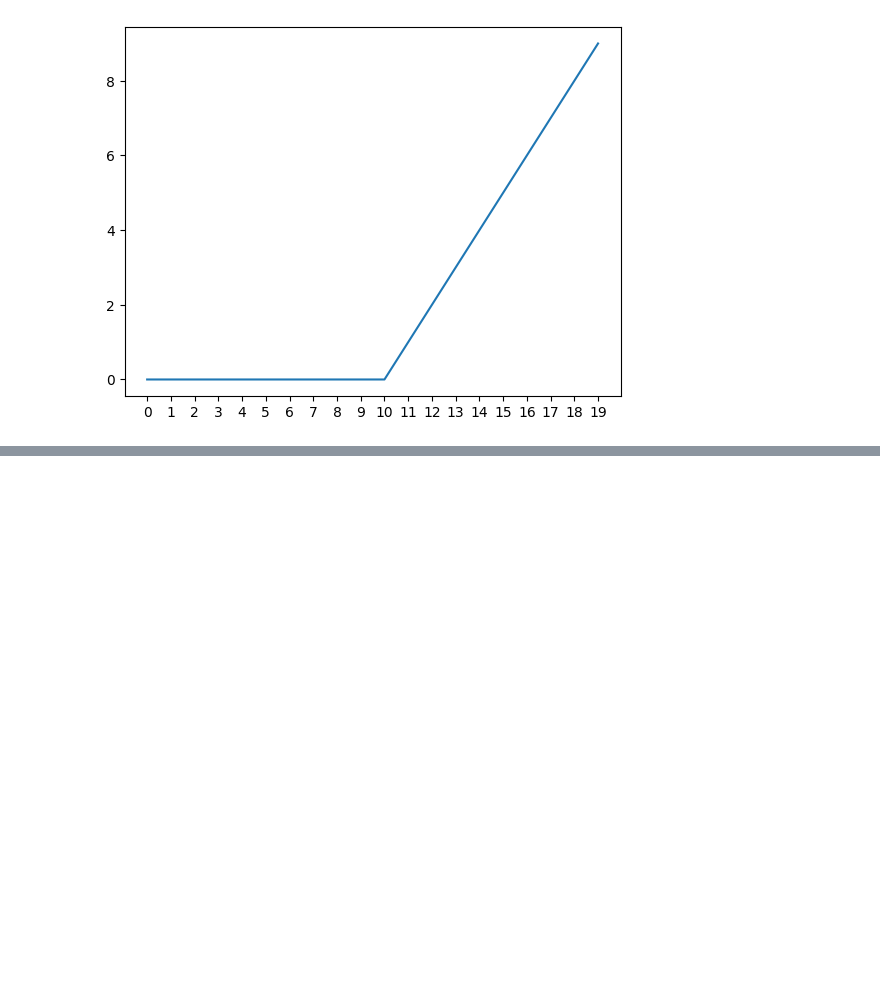
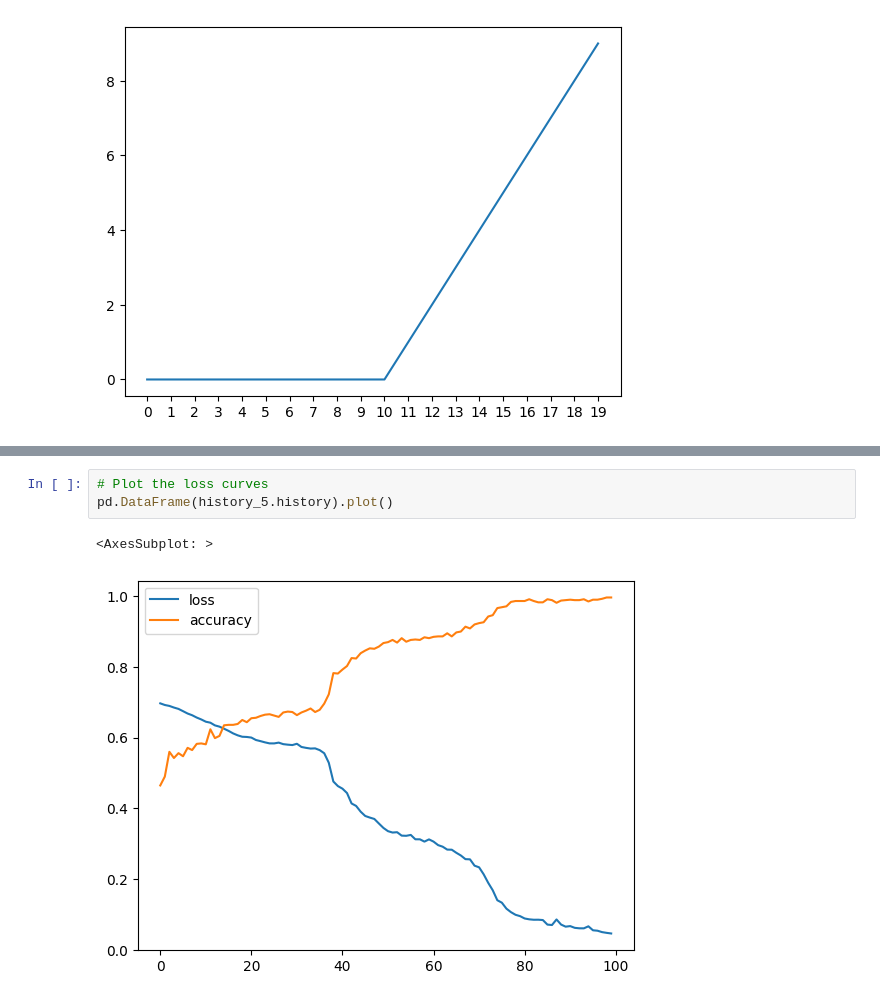
Before and after one commit to BoshiLee/tensorflow_developer_certificate, a Jupyter notebook: 02_neural_network_classification_with_tensorlfow.ipynb, the cells around one changed output, grey strips where cells are left out. Saved outputs shown, nothing was run; the diff lists cells and outputs as text; blank space fills up the shorter version.

```diff
--- a/02_neural_network_classification_with_tensorlfow.ipynb
+++ b/02_neural_network_classification_with_tensorlfow.ipynb
@@ -447,0 +507,6 @@ plt.plot(relu(A))
+# %%
+# Plot the loss curves
+pd.DataFrame(history_5.history).plot()
+# %% [output]
+<AxesSubplot: >
+[figure, added]
```
Also changed, not shown: parts of 39 cells of this notebook.
